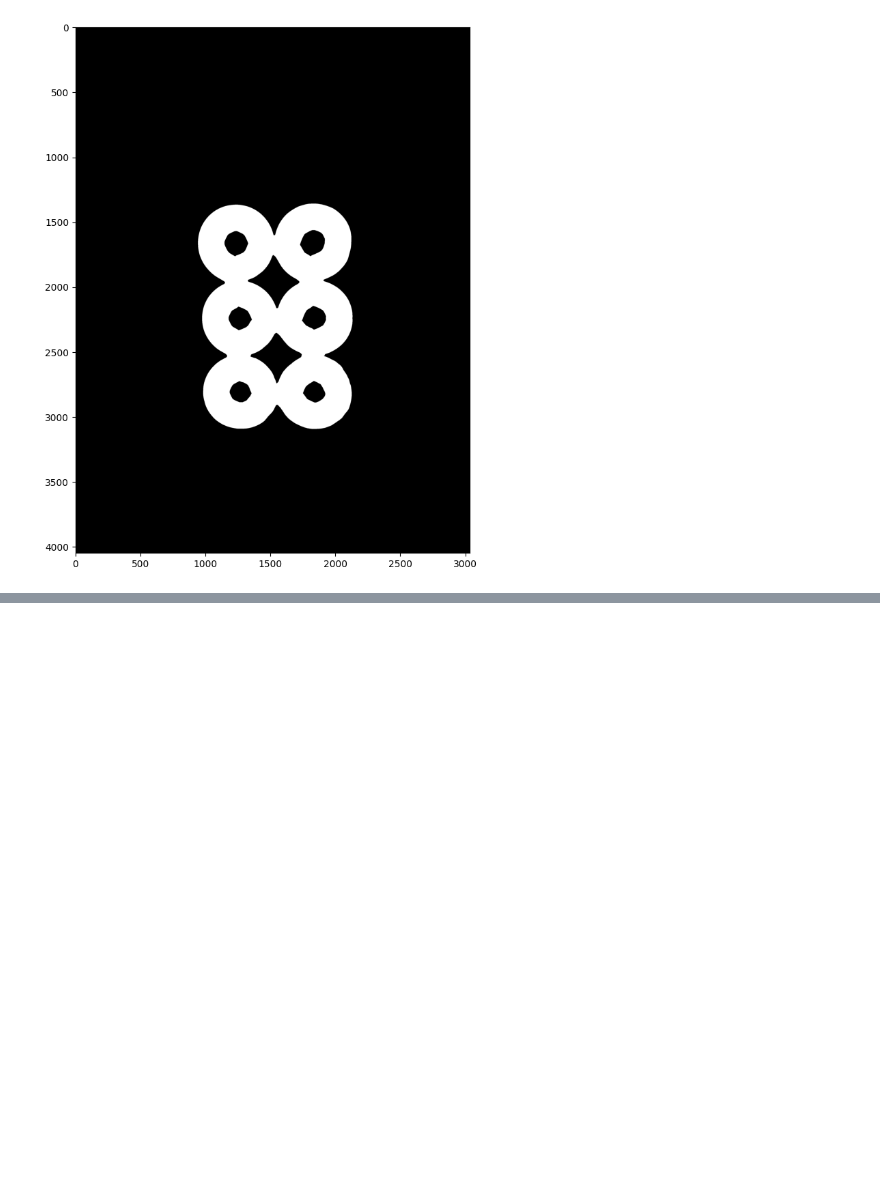
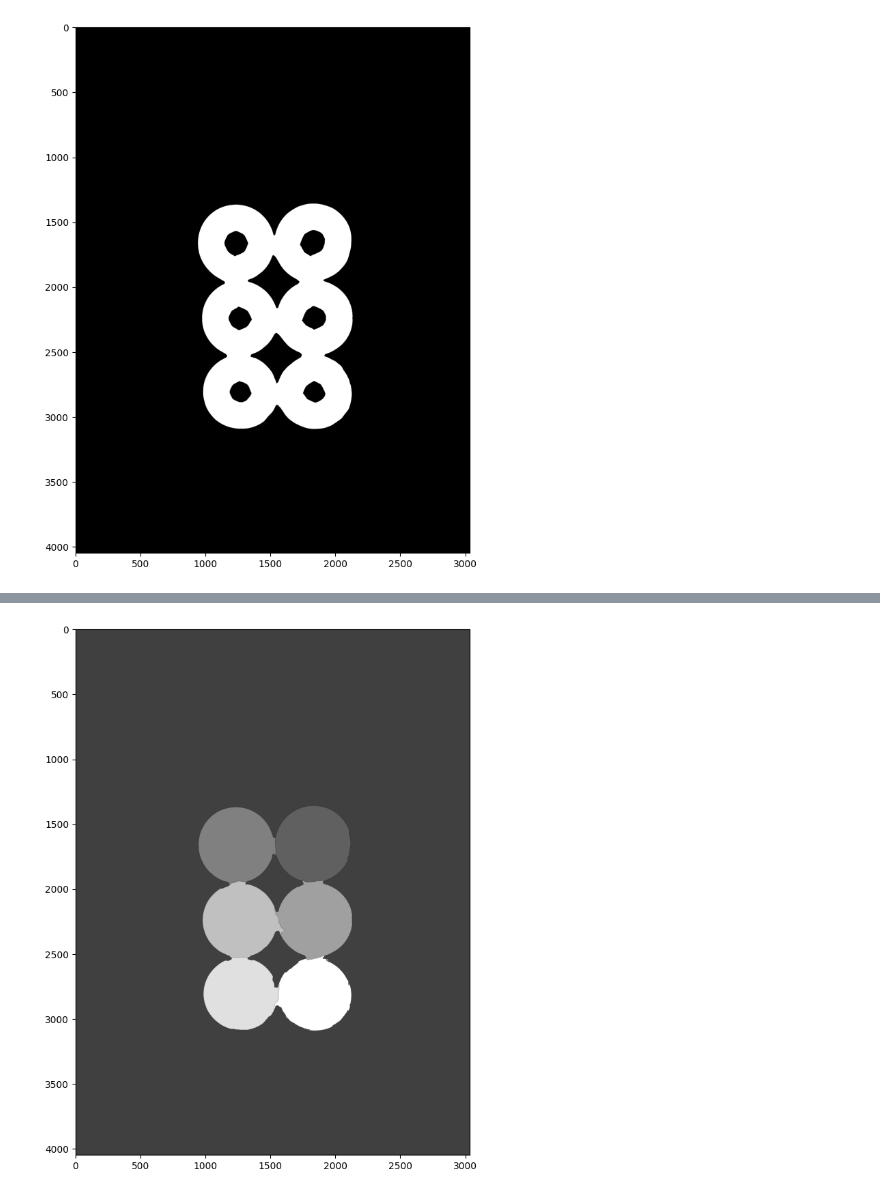
Before and after one commit to SuvitKumar003/computer-Vision-Projects, a Jupyter notebook: watershed_algorithm.ipynb, the cells around one changed output, grey strips where cells are left out. Drawn from its saved outputs; the diff is of its cells as text; code cells hidden in the pictures; blank space fills up the shorter version.

```diff
--- a/watershed_algorithm.ipynb
+++ b/watershed_algorithm.ipynb
@@ -111,0 +116,6 @@ marker[unknown==255]=0
+# %%
+ marker=cv2.watershed(img,marker)
+# %%
+display(marker)
+# %% [output]
+[figure, added]
```
Also changed, not shown: parts of 5 cells of this notebook, 1 other file.
